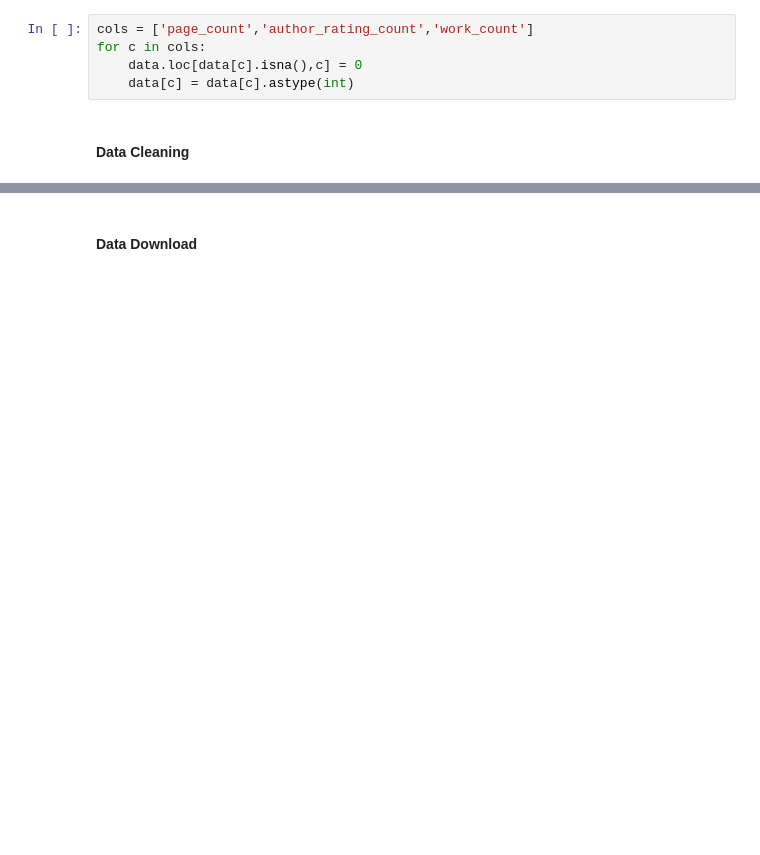
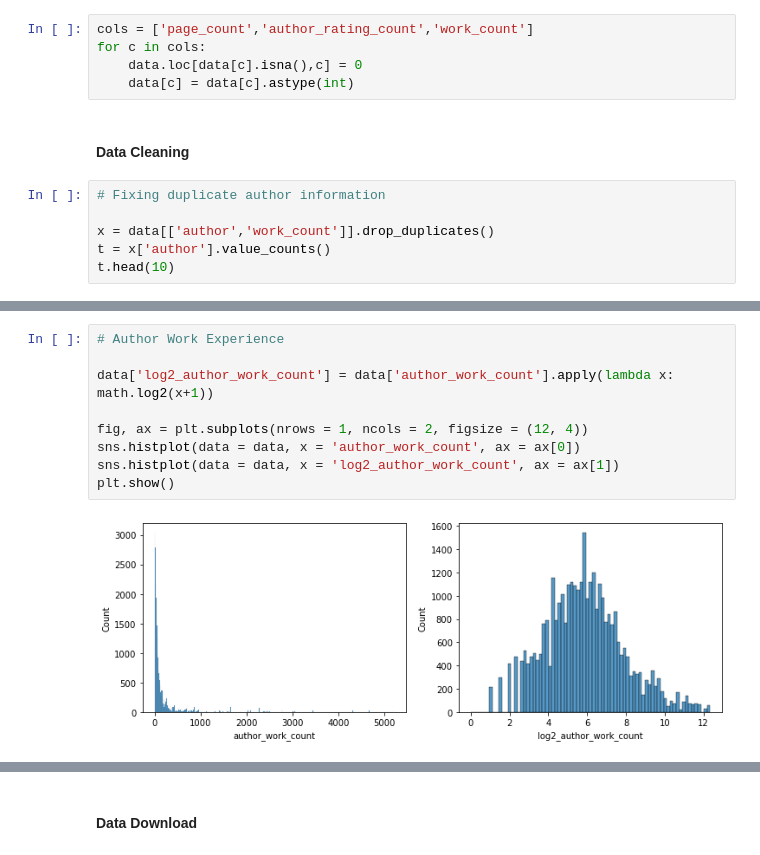
Before and after one commit to ECorpron/Goodreads-Analysis, a Jupyter notebook: 03 Source Codes/03 master_data_processing.ipynb, the cells around one changed output, grey strips where cells are left out. Saved outputs shown, nothing was run; the diff lists cells and outputs as text; blank space fills up the shorter version.

```diff
--- a/03 Source Codes/03 master_data_processing.ipynb
+++ b/03 Source Codes/03 master_data_processing.ipynb
@@ -46,3 +49,9 @@ for c in cols:
     data[c] = data[c].astype(int)
 # %% [markdown]
 #### Data Cleaning
+# %%
+# Fixing duplicate author information
+
+x = data[['author','work_count']].drop_duplicates()
+t = x['author'].value_counts()
+t.head(10)
@@ -104,0 +136,11 @@ data_1['book_size'] = data_1['page_count'].apply(func = lambda x: classify_book_
+# %%
+# Author Work Experience
+
+data['log2_author_work_count'] = data['author_work_count'].apply(lambda x: math.log2(x+1))
+
+fig, ax = plt.subplots(nrows = 1, ncols = 2, figsize = (12, 4))
+sns.histplot(data = data, x = 'author_work_count', ax = ax[0])
+sns.histplot(data = data, x = 'log2_author_work_count', ax = ax[1])
+plt.show()
+# %% [output]
+[figure, added]
```
Also changed, not shown: parts of 22 cells of this notebook, 4 other files.
